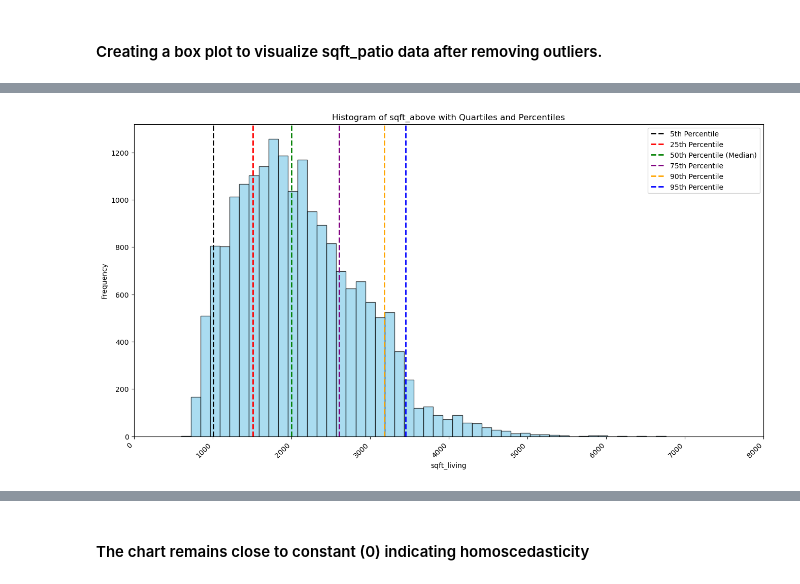
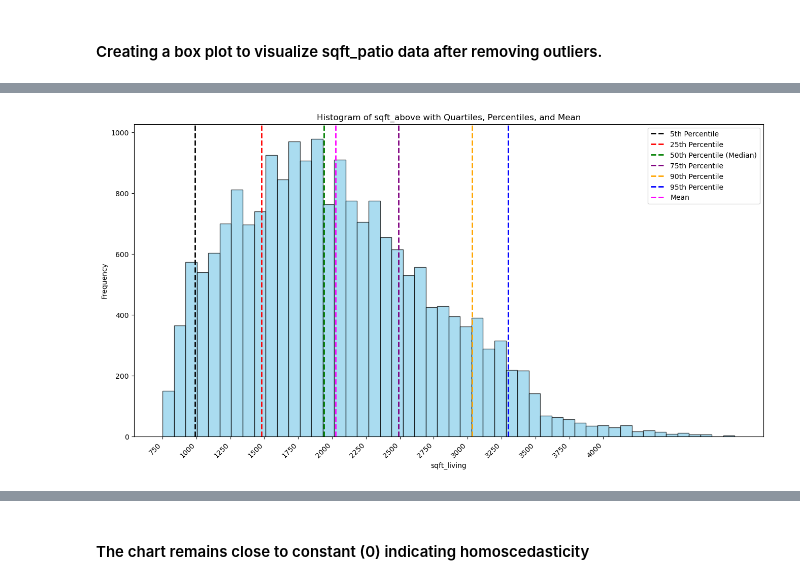
Before and after one commit to jguzzo522/project2house, a Jupyter notebook: housepj2.ipynb, the cells around one changed output, grey strips where cells are left out. Drawn from its saved outputs; the diff is of its cells as text; code cells hidden in the pictures.

```diff
--- a/housepj2.ipynb
+++ b/housepj2.ipynb
@@ -548,7 +617,7 @@ plt.show()
 # %%
-# Remove outliers for sqft_lot based on 1000 and 95th percentile
-lower_limit = 5000
-upper_limit = df_cleaned['sqft_lot'].quantile(0.95)
+# Remove outliers for sqft_lot based on 3000 and 90th percentile
+lower_limit = 3000
+upper_limit = df_cleaned['sqft_lot'].quantile(0.90)
 
 df_cleaned = df_cleaned[(df_cleaned['sqft_lot'] >= lower_limit) & (df_cleaned['sqft_lot'] <= upper_limit)]
 # %%
@@ -880,13 +1032,16 @@ plt.show()
 # %%
-# Remove outliers for 'sqft_garage' excluding 0 values
+
+# Define lower and upper limits for 'sqft_garage' outliers
 lower_limit_sqft_garage = 200
 upper_limit_sqft_garage = 800
 
-df_cleaned = df_cleaned[(df_cleaned['sqft_garage'] >= lower_limit_sqft_garage) | ((df_cleaned['sqft_garage'] == 0) | (df_cleaned['sqft_garage'] <= upper_limit_sqft_garage))]
+# Remove outliers for 'sqft_garage' excluding 0 values
+df_cleaned = df_cleaned[
+    ((df_cleaned['sqft_garage'] >= lower_limit_sqft_garage) & (df_cleaned['sqft_garage'] <= upper_limit_sqft_garage)) |
+    (df_cleaned['sqft_garage'] == 0)
+]
 
 # Display summary statistics for 'sqft_garage' in the filtered DataFrame
 summary_df_cleaned = df_cleaned['sqft_garage'].describe()
-
-# Print the summary statistics for 'sqft_garage' in the filtered DataFrame
 print(summary_df_cleaned)
 # %% [output]
@@ -975,13 +1155,15 @@ plt.show()
 # %%
+# Define lower and upper limits for 'sqft_patio' outliers
+lower_limit_sqft_patio = 40
+upper_limit_sqft_patio = 700
+
 # Remove outliers for 'sqft_patio' excluding 0 values
-lower_limit_sqft_patio = 40
-upper_limit_sqft_patio = 750
-
-df_cleaned = df_cleaned[(df_cleaned['sqft_patio'] >= lower_limit_sqft_patio) | ((df_cleaned['sqft_patio'] == 0) | (df_cleaned['sqft_patio'] <= upper_limit_sqft_patio))]
+df_cleaned = df_cleaned[
+    ((df_cleaned['sqft_patio'] >= lower_limit_sqft_patio) & (df_cleaned['sqft_patio'] <= upper_limit_sqft_patio)) |
+    (df_cleaned['sqft_patio'] == 0)
+]
 
 # Display summary statistics for 'sqft_patio' in the filtered DataFrame
 summary_df_cleaned = df_cleaned['sqft_patio'].describe()
-
-# Print the summary statistics for 'sqft_patio' in the filtered DataFrame
 print(summary_df_cleaned)
 # %% [output]
@@ -1061,21 +1271,28 @@ print(bottom_10_sqft_living[['sqft_living']])
 # %%
+# Calculate the mean of 'sqft_living'
+mean_sqft_living = df_cleaned['sqft_living'].mean()
+
 # Create a histogram for sqft_living with quartiles and percentiles
 plt.figure(figsize=(16, 8))  # Adjust the figure size
 plt.hist(df_cleaned['sqft_living'], bins=50, color='skyblue', edgecolor='black', alpha=0.7)
 plt.axvline(df_cleaned['sqft_living'].quantile(0.05), color='black', linestyle='dashed', linewidth=2, label='5th Percentile')
 plt.axvline(df_cleaned['sqft_living'].quantile(0.25), color='red', linestyle='dashed', linewidth=2, label='25th Percentile')
 plt.axvline(df_cleaned['sqft_living'].quantile(0.5), color='green', linestyle='dashed', linewidth=2, label='50th Percentile (Median)')
 plt.axvline(df_cleaned['sqft_living'].quantile(0.75), color='purple', linestyle='dashed', linewidth=2, label='75th Percentile')
 plt.axvline(df_cleaned['sqft_living'].quantile(0.90), color='orange', linestyle='dashed', linewidth=2, label='90th Percentile')
 plt.axvline(df_cleaned['sqft_living'].quantile(0.95), color='blue', linestyle='dashed', linewidth=2, label='95th Percentile')
-plt.title('Histogram of sqft_above with Quartiles and Percentiles')
+
+# Plot the mean as a vertical line
+plt.axvline(mean_sqft_living, color='magenta', linestyle='dashed', linewidth=2, label='Mean')
+
+plt.title('Histogram of sqft_above with Quartiles, Percentiles, and Mean')
 plt.xlabel('sqft_living')
 plt.ylabel('Frequency')
 
 plt.legend()
 plt.xticks(rotation=45, ha='right')  # Rotate x-axis labels for better readability
-tick_positions = [0, 1000, 2000, 3000, 4000, 5000, 6000, 7000, 8000]
+tick_positions = [750, 1000, 1250, 1500, 1750, 2000, 2250, 2500, 2750, 3000, 3250, 3500, 3750, 4000]
 plt.xticks(tick_positions, rotation=45, ha='right')
 plt.show()
 # %% [output]
-[figure, old version]
+[figure, new version]
```
Also changed, not shown: parts of 145 cells of this notebook.
